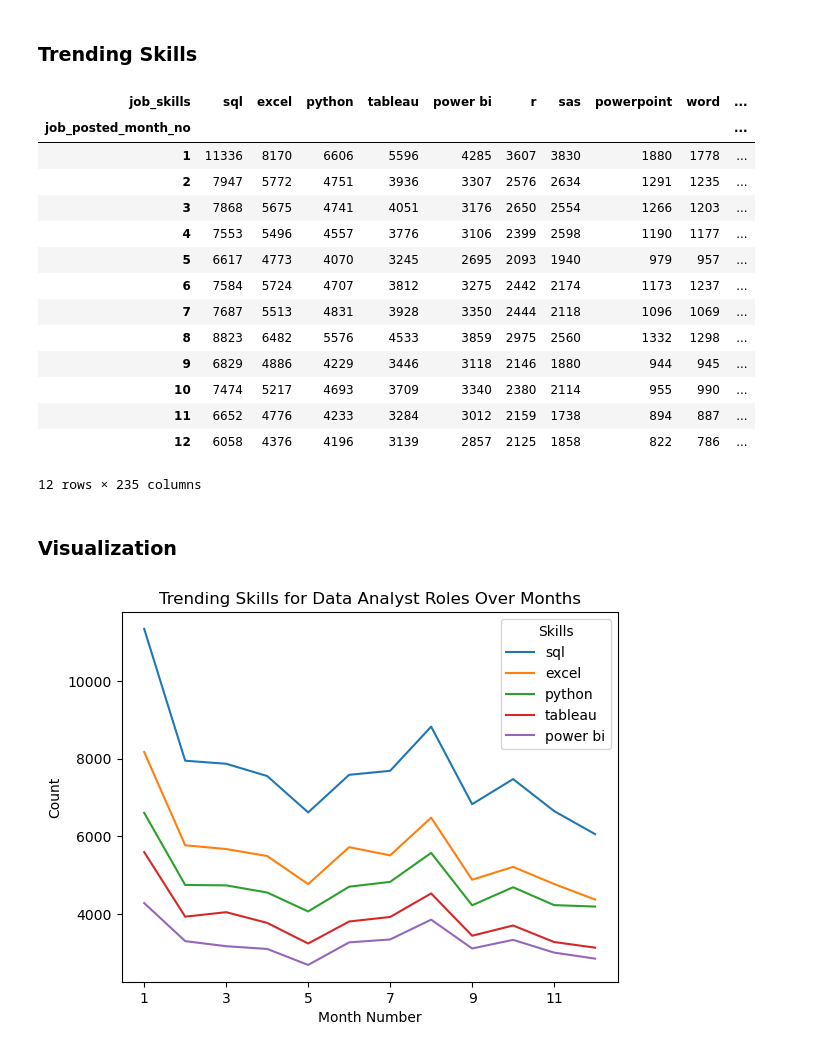
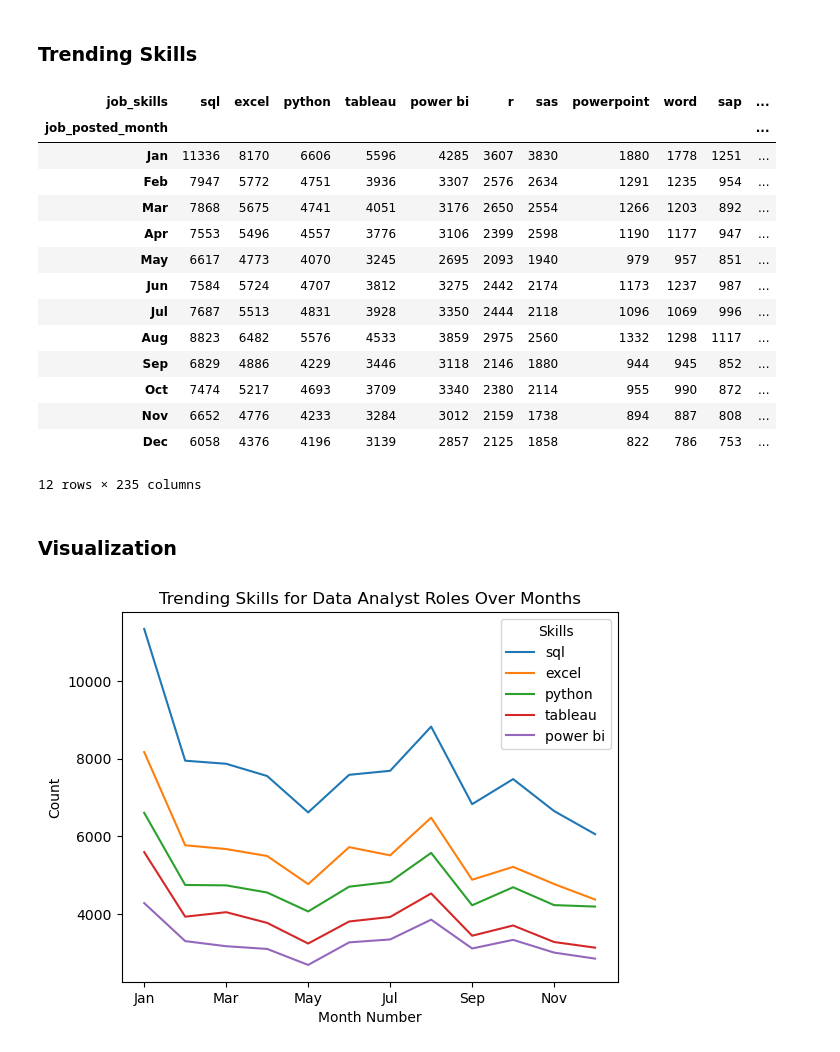
Before and after one commit to YohanaTariku1/Python_Data_Project, a Jupyter notebook: 1_Advanced_Course/12_Exercise_Trending_Skills.ipynb, the cells around one changed output. Cells and saved outputs as stored; diff of their text form; code cells hidden in the pictures.

```diff
--- a/1_Advanced_Course/12_Exercise_Trending_Skills.ipynb
+++ b/1_Advanced_Course/12_Exercise_Trending_Skills.ipynb
@@ -17,46 +17,60 @@ df['job_skills'] = df['job_skills'].apply(lambda x: ast.literal_eval(x) if pd.no
 # %%
 # Filter DataFrame for only Data Analyst roles
 df_DA = df[df['job_title_short'] == 'Data Analyst'].copy()
 
 # Extract month number from job posted date
 df_DA['job_posted_month_no'] = df_DA['job_posted_date'].dt.month
 
 # Expand list of skills into separate rows
 df_DA_exploded = df_DA.explode('job_skills')
 
 # Count occurrences of each skill per month
 df_DA_pivot = df_DA_exploded.pivot_table(
     index='job_posted_month_no',
     columns='job_skills',
     aggfunc='size',
     fill_value=0
 )
 
 # Add a total row for sorting purposes
 df_DA_pivot.loc['Total'] = df_DA_pivot.sum()
 
 # Sort columns by total occurences (most frequently required skills first)
 df_DA_pivot.sort_values(by='Total', axis=1, ascending=False, inplace=True)
 
 # Remove the temporary total row
 df_DA_pivot.drop('Total', inplace=True)
 
+# Reset index so month number becomes a regular column
+df_DA_pivot = df_DA_pivot.reset_index()
+
+# Convert month number to shortened month name (e.g., 1 → Jan)
+df_DA_pivot['job_posted_month'] = df_DA_pivot['job_posted_month_no'].apply(
+    lambda x: pd.to_datetime(x, format='%m').strftime('%b')
+)
+
+# Set month name as the index for better readability
+df_DA_pivot = df_DA_pivot.set_index('job_posted_month')
+
+# Remove the numeric month column (no longer needed)
+df_DA_pivot = df_DA_pivot.drop(columns=['job_posted_month_no'])
+
 df_DA_pivot
 # %% [output]
-| job_skills | sql | excel | python | tableau | power bi | r | sas | powerpoint | word | ... |
-| job_posted_month_no |  |  |  |  |  |  |  |  |  | ... |
-| 1 | 11336 | 8170 | 6606 | 5596 | 4285 | 3607 | 3830 | 1880 | 1778 | ... |
-| 2 | 7947 | 5772 | 4751 | 3936 | 3307 | 2576 | 2634 | 1291 | 1235 | ... |
-| 3 | 7868 | 5675 | 4741 | 4051 | 3176 | 2650 | 2554 | 1266 | 1203 | ... |
-| 4 | 7553 | 5496 | 4557 | 3776 | 3106 | 2399 | 2598 | 1190 | 1177 | ... |
-| 5 | 6617 | 4773 | 4070 | 3245 | 2695 | 2093 | 1940 | 979 | 957 | ... |
-| 6 | 7584 | 5724 | 4707 | 3812 | 3275 | 2442 | 2174 | 1173 | 1237 | ... |
-| 7 | 7687 | 5513 | 4831 | 3928 | 3350 | 2444 | 2118 | 1096 | 1069 | ... |
-| 8 | 8823 | 6482 | 5576 | 4533 | 3859 | 2975 | 2560 | 1332 | 1298 | ... |
-| 9 | 6829 | 4886 | 4229 | 3446 | 3118 | 2146 | 1880 | 944 | 945 | ... |
-| 10 | 7474 | 5217 | 4693 | 3709 | 3340 | 2380 | 2114 | 955 | 990 | ... |
-| 11 | 6652 | 4776 | 4233 | 3284 | 3012 | 2159 | 1738 | 894 | 887 | ... |
-| 12 | 6058 | 4376 | 4196 | 3139 | 2857 | 2125 | 1858 | 822 | 786 | ... |
+| job_skills | sql | excel | python | tableau | power bi | r | sas | powerpoint | word | sap | ... |
+| job_posted_month |  |  |  |  |  |  |  |  |  |  | ... |
+| Jan | 11336 | 8170 | 6606 | 5596 | 4285 | 3607 | 3830 | 1880 | 1778 | 1251 | ... |
+| Feb | 7947 | 5772 | 4751 | 3936 | 3307 | 2576 | 2634 | 1291 | 1235 | 954 | ... |
+| Mar | 7868 | 5675 | 4741 | 4051 | 3176 | 2650 | 2554 | 1266 | 1203 | 892 | ... |
+| Apr | 7553 | 5496 | 4557 | 3776 | 3106 | 2399 | 2598 | 1190 | 1177 | 947 | ... |
+| May | 6617 | 4773 | 4070 | 3245 | 2695 | 2093 | 1940 | 979 | 957 | 851 | ... |
+| Jun | 7584 | 5724 | 4707 | 3812 | 3275 | 2442 | 2174 | 1173 | 1237 | 987 | ... |
+| Jul | 7687 | 5513 | 4831 | 3928 | 3350 | 2444 | 2118 | 1096 | 1069 | 996 | ... |
+| Aug | 8823 | 6482 | 5576 | 4533 | 3859 | 2975 | 2560 | 1332 | 1298 | 1117 | ... |
+| Sep | 6829 | 4886 | 4229 | 3446 | 3118 | 2146 | 1880 | 944 | 945 | 852 | ... |
+| Oct | 7474 | 5217 | 4693 | 3709 | 3340 | 2380 | 2114 | 955 | 990 | 872 | ... |
+| Nov | 6652 | 4776 | 4233 | 3284 | 3012 | 2159 | 1738 | 894 | 887 | 808 | ... |
+| Dec | 6058 | 4376 | 4196 | 3139 | 2857 | 2125 | 1858 | 822 | 786 | 753 | ... |
 12 rows × 235 columns
 # %% [markdown]
 ### Visualization
@@ -69,4 +83,4 @@ plt.ylabel('Count')
 plt.legend(title='Skills')
 plt.show()
 # %% [output]
-[figure, old version]
+[figure, new version]
```
